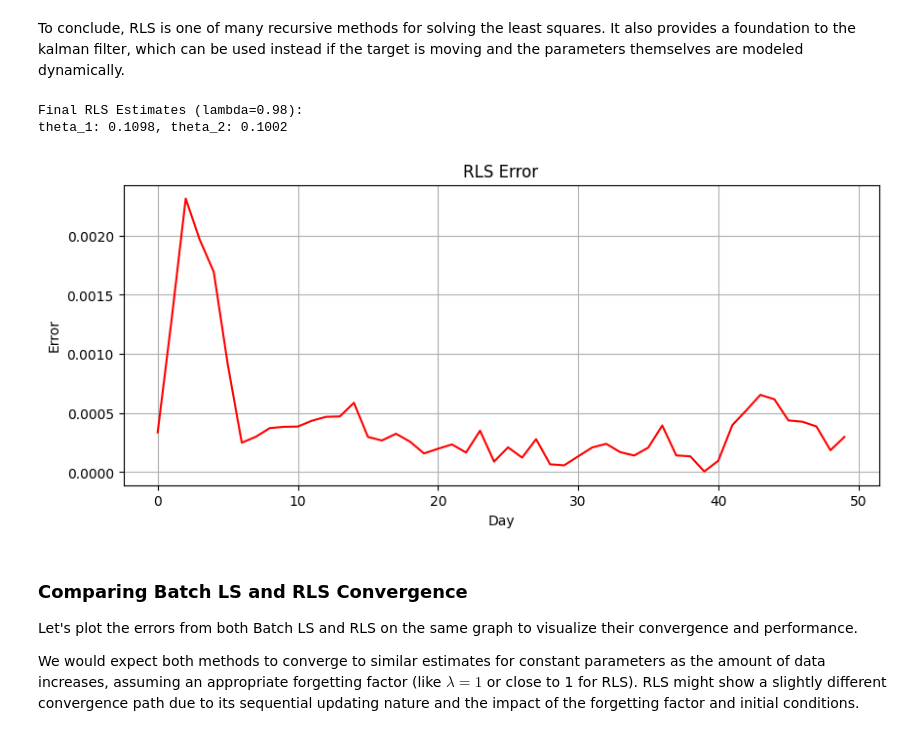
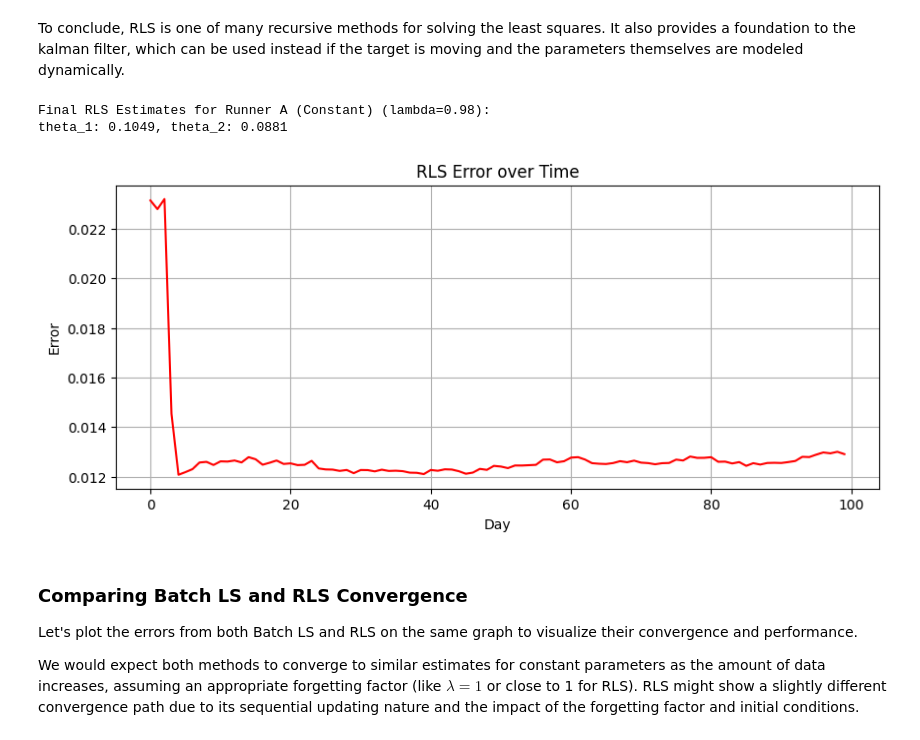
Before and after one commit to ysn9vq-gmu/rqe_tutorials, a Jupyter notebook: ls_rls.ipynb, the cells around one changed output. Saved outputs shown, nothing was run; the diff lists cells and outputs as text; code cells hidden in the pictures.

```diff
--- a/ls_rls.ipynb
+++ b/ls_rls.ipynb
@@ -438,6 +439,7 @@ class InjuredRunner(Runner):
 if __name__ == "__main__":
     # Setup
     num_days = 100
+    noise_std = 0.05
 
     # Create three runners with different random seeds for reproducibility
     runner_A = ConstantRunner(
@@ -445,6 +447,7 @@ if __name__ == "__main__":
         initial_theta_0=0.13,
         initial_theta_inf=0.09,
         initial_lambda=0.06,
+        noise_std=noise_std,
         random_seed=42
     )
 
@@ -453,6 +456,7 @@ if __name__ == "__main__":
         initial_theta_0=0.14,
         initial_theta_inf=0.10,
         initial_lambda=0.06,
+        noise_std=noise_std,
         improvement_rate=0.0003,
         random_seed=43
     )
@@ -462,6 +466,7 @@ if __name__ == "__main__":
         initial_theta_0=0.13,
         initial_theta_inf=0.09,
         initial_lambda=0.06,
+        noise_std=noise_std,
         injury_day=10,
         injury_severity=0.04,
         recovery_rate=0.0004,
@@ -806,16 +1257,23 @@ EWLS achieves this by assigning exponentially decaying weights to older observat
 If we have a forgetting factor $\lambda$ (where $0 < \lambda \le 1$), the weights might be applied such that the most recent observation has a weight of $1$, the previous observation a weight of $\lambda$, the one before that $\lambda^2$, and so on. This effectively places greater emphasis on current data. This dynamic weighting mechanism is a crucial bridge to understanding how RLS operates, especially when incorporating a forgetting factor, as RLS inherently provides this recency weighting in its recursive updates.
 # %%
 batch_ls_estimator = BatchedLeastSQ(lambda_=1.0)
+num_days_to_simulate = runner_A.num_runs
+
+# Run Batch LS day by day using the runner data
 for day in range(num_days_to_simulate):
-    A_curr, b_curr = get_day_Ab(day)
+    A_curr, b_curr, _ = runner_A.get_run_data(day)
     batch_ls_estimator.update_batch(A_curr, b_curr, true_params_vec)
+
 batch_estimates = batch_ls_estimator.get_estimate_history()
 batch_errors = batch_ls_estimator.get_error_history()
-print(f"Final Batch LS Estimates (lambda=1.0):")
+
+print(f"Final Batch LS Estimates for {runner_A.name}:")
 print(f"theta_1: {batch_estimates[-1, 0]:.4f}, theta_2: {batch_estimates[-1, 1]:.4f}")
+
+import matplotlib.pyplot as plt
 plt.figure(figsize=(10, 4))
 plt.plot(batch_errors, color='blue')
-plt.title('Batch LS Error')
+plt.title(f'Batch LS Error over {num_days_to_simulate} Days')
 plt.xlabel('Day')
 plt.ylabel('Error')
 plt.grid(True)
@@ -951,24 +1409,29 @@ class RecursiveLeastSQ:
         return np.array(self.error_history)
 # %%
 rls_estimator = RecursiveLeastSQ(lambda_=0.98, P0_diag=1e3)
+
+# Run RLS day by day using the runner data
 for day in range(num_days_to_simulate):
-    A_curr, b_curr = get_day_Ab(day)
+    A_curr, b_curr, _ = runner_A.get_run_data(day)
     rls_estimator.update(A_curr, b_curr, true_params_vec)
+
 rls_estimates = rls_estimator.get_estimate_history()
 rls_errors = rls_estimator.get_error_history()
-print(f"Final RLS Estimates (lambda=0.98):")
+
+print(f"Final RLS Estimates for {runner_A.name} (lambda=0.98):")
 print(f"theta_1: {rls_estimates[-1, 0]:.4f}, theta_2: {rls_estimates[-1, 1]:.4f}")
+
 plt.figure(figsize=(10, 4))
 plt.plot(rls_errors, color='red')
-plt.title('RLS Error')
+plt.title('RLS Error over Time')
 plt.xlabel('Day')
 plt.ylabel('Error')
 plt.grid(True)
 plt.show()
 # %% [output]
-Final RLS Estimates (lambda=0.98):
-theta_1: 0.1098, theta_2: 0.1002
+Final RLS Estimates for Runner A (Constant) (lambda=0.98):
+theta_1: 0.1049, theta_2: 0.0881
-[figure, old version]
+[figure, new version]
 # %% [markdown]
 ### Comparing Batch LS and RLS Convergence
 
```
Also changed, not shown: parts of 18 cells of this notebook.
